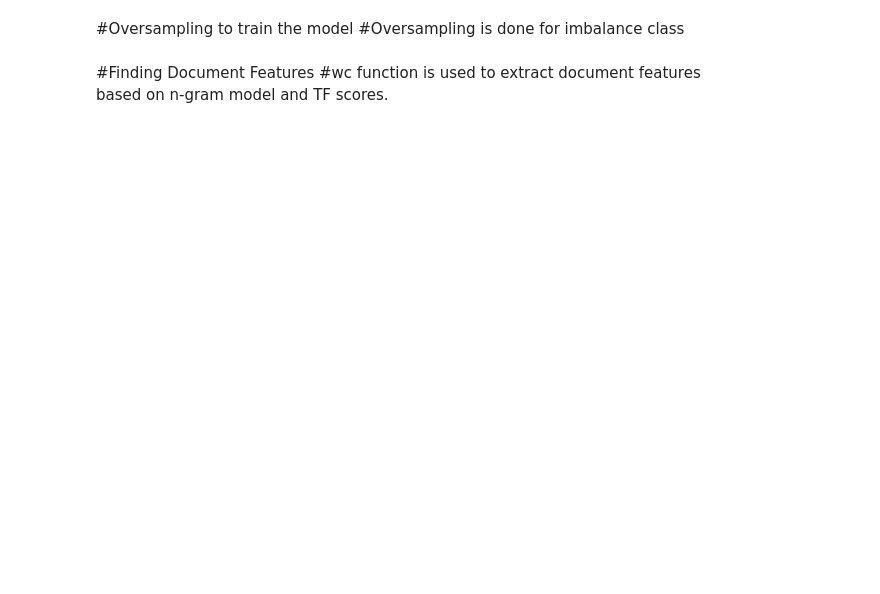
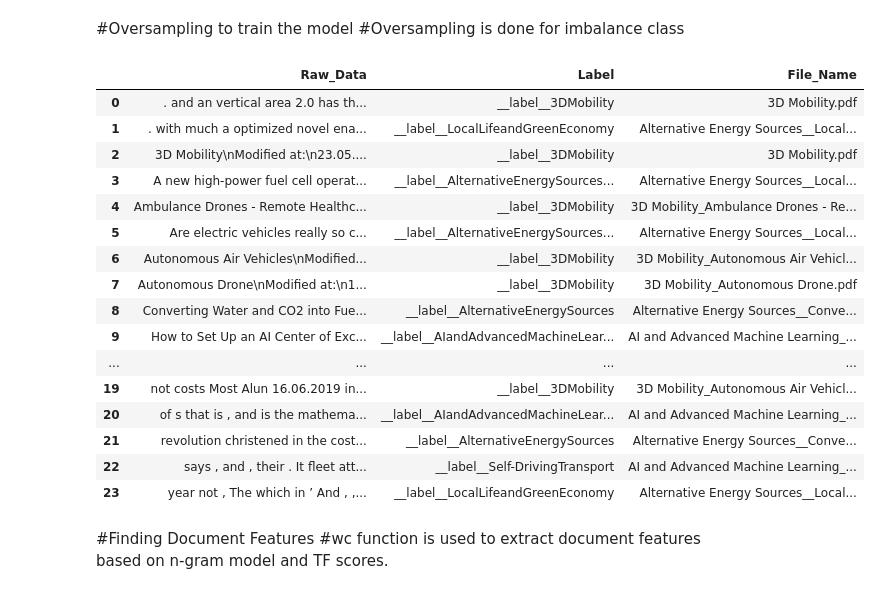
Before and after one commit to AISectionRTA/Future_Scanner, a Jupyter notebook: Future_Scanner.ipynb, the cells around one changed output. Cells and saved outputs as stored; diff of their text form; code cells hidden in the pictures; blank space fills up the shorter version.

```diff
--- a/Future_Scanner.ipynb
+++ b/Future_Scanner.ipynb
@@ -165,33 +217,52 @@ def oversampling(rows):
         return text
     else:
         return ""
 
 
 wn = nltk.WordNetLemmatizer()
 
 base_data["Oversample_Text"] = base_data[["Label", "Raw_Data"]].apply(oversampling, axis=1)
 
 os_df = base_data.loc[base_data["Oversample_Text"] != "", ["Label", "File_Name", "Oversample_Text"]]
 
 os_df.rename(columns={"Oversample_Text": "Raw_Data"}, inplace=True)
 
 base_data.drop(["Oversample_Text"], inplace=True, axis=1)
 
 base_data = base_data.append([os_df], ignore_index=True)
 
 base_data_v1 = base_data.loc[~(base_data["Label"].isin(
     ["Novel Payment Systems", "Biometrics and Human-Machine Interface", "n_Self-Driving Transport"])), :]
 
 base_data_v1["Label"] = base_data_v1["Label"].apply(lambda x: x.replace(' ', ''))
 
 base_data_v1['Label'] = ['__label__' + s for s in base_data_v1['Label']]
 
 base_data_v1 = base_data_v1.groupby(['Raw_Data'])['Label'].apply(' '.join).reset_index()
 
 file_name = base_data.drop_duplicates(subset=['Raw_Data'])
 
 base_data_v2 = base_data_v1.merge(file_name[['Raw_Data', "File_Name"]], left_on='Raw_Data', right_on='Raw_Data',
                                   how='left')
+base_data_v2
+# %% [output]
+|  | Raw_Data | Label | File_Name |
+| 0 | . and an vertical area 2.0 has th... | __label__3DMobility | 3D Mobility.pdf |
+| 1 | . with much a optimized novel ena... | __label__LocalLifeandGreenEconomy | Alternative Energy Sources__Local... |
+| 2 | 3D Mobility\nModified at:\n23.05.... | __label__3DMobility | 3D Mobility.pdf |
+| 3 | A new high-power fuel cell operat... | __label__AlternativeEnergySources... | Alternative Energy Sources__Local... |
+| 4 | Ambulance Drones - Remote Healthc... | __label__3DMobility | 3D Mobility_Ambulance Drones - Re... |
+| 5 | Are electric vehicles really so c... | __label__AlternativeEnergySources... | Alternative Energy Sources__Local... |
+| 6 | Autonomous Air Vehicles\nModified... | __label__3DMobility | 3D Mobility_Autonomous Air Vehicl... |
+| 7 | Autonomous Drone\nModified at:\n1... | __label__3DMobility | 3D Mobility_Autonomous Drone.pdf |
+| 8 | Converting Water and CO2 into Fue... | __label__AlternativeEnergySources | Alternative Energy Sources__Conve... |
+| 9 | How to Set Up an AI Center of Exc... | __label__AIandAdvancedMachineLear... | AI and Advanced Machine Learning_... |
+| ... | ... | ... | ... |
+| 19 | not costs Most Alun 16.06.2019 in... | __label__3DMobility | 3D Mobility_Autonomous Air Vehicl... |
+| 20 | of s that is , and is the mathema... | __label__AIandAdvancedMachineLear... | AI and Advanced Machine Learning_... |
+| 21 | revolution christened in the cost... | __label__AlternativeEnergySources | Alternative Energy Sources__Conve... |
+| 22 | says , and , their . It fleet att... | __label__Self-DrivingTransport | AI and Advanced Machine Learning_... |
+| 23 | year not , The which in ’ And , ,... | __label__LocalLifeandGreenEconomy | Alternative Energy Sources__Local... |
 # %% [markdown]
 #Finding Document Features
 #wc function is used to extract document features based on n-gram model and TF scores.
```
Also changed, not shown: parts of 12 cells of this notebook.
